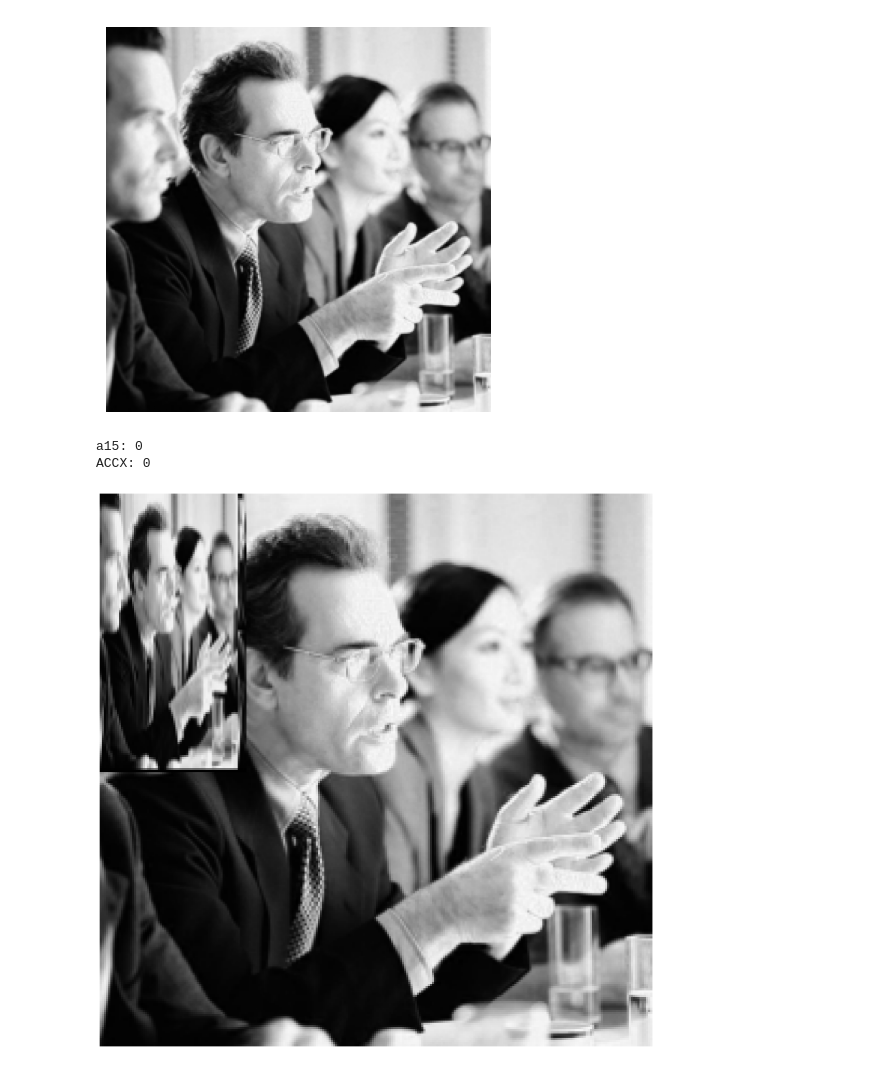
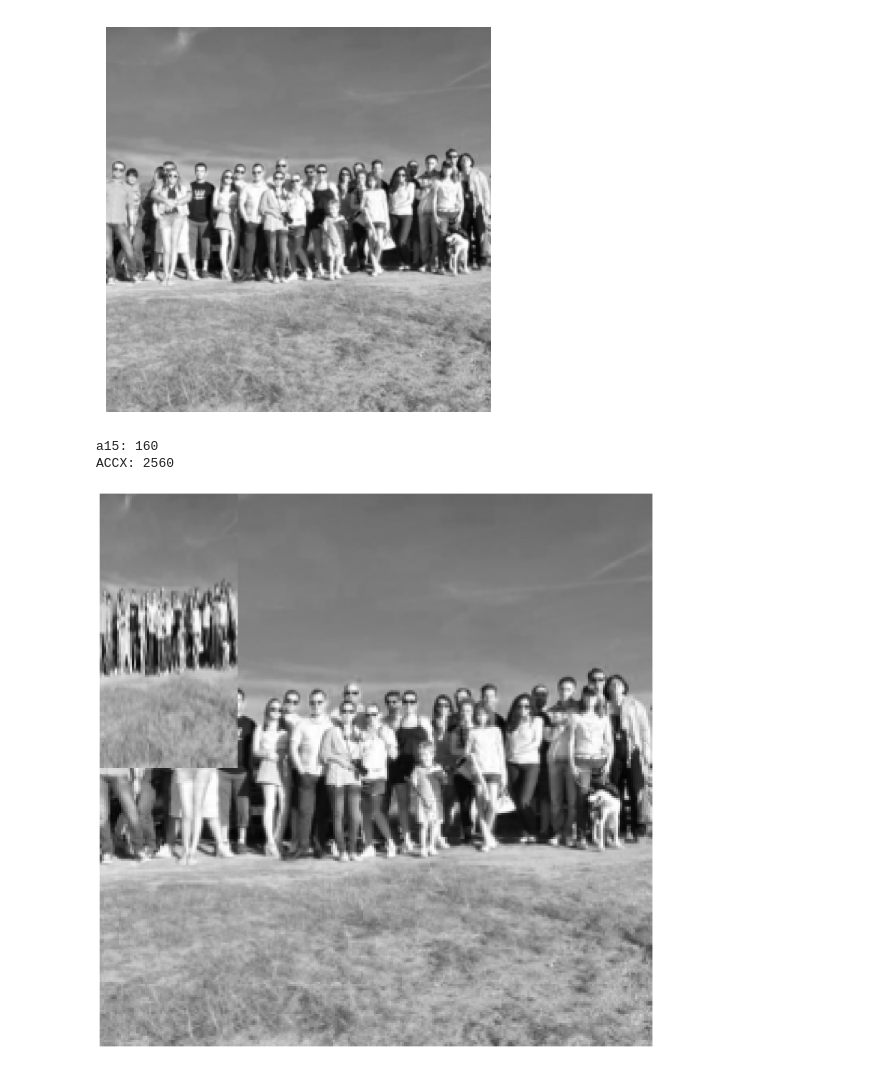
Before and after one commit to limitz/esp32s3_emu, a Jupyter notebook: Development.ipynb, the cells around one changed output. Saved outputs shown, nothing was run; the diff lists cells and outputs as text; code cells hidden in the pictures.

```diff
--- a/Development.ipynb
+++ b/Development.ipynb
@@ -2499,7 +2499,7 @@ core.extend(ESP32S3ExtensionOption())
 # a11 = load memory offset of matrix
 
 files = glob.glob("/home/wipkat/data/widerface/train/images/1*/*.jpg", recursive=True)
-image = torchvision.io.read_image(files[123])
+image = torchvision.io.read_image(files[13])
 image = TF.center_crop(TF.resize(image, 256), 256)[0]
 inline.plot(image, width=5)
 
@@ -2522,10 +2522,10 @@ xor a12, a12, a12
 xor a14, a14, a14
 
 movi a13, {image_width}
-movi a9, {image_width}
+movi a9, {image_width-2}
 
 process_col:
-    movi a8, {image_height}
+    movi a8, {image_height-4}
     or a12, a4, a4
     or a14, a10, a10
     ee.vld.128.xp q4, a12, a13
@@ -2571,34 +2571,34 @@ accum_block:
     addi a8, a8, -2
     bgez a8, accum_block
 end_accum_block:
 
     addi a10, a10, 4
     addi a4, a4, 16
     addi a9, a9, -16
     bgez a9, process_col
 end_process_col:
 
 !dumps a15
 !dumps ACCX
 """
 
 
 debug = False
 core.add_code(code)
 while True:
     if debug:
         core.step()
         continue
     else:
         try: core.step()
         except Exception as e:
             image = torch.tensor(core.memory[:256*256], dtype=torch.uint8)
             image = image.reshape(1,256,256)
             inline.plot(image)
             print(e)
             break
 # %% [output]
-[figure, old version]
+[figure, new version]
-a15: 0
-ACCX: 0
+a15: 160
+ACCX: 2560
-[figure, old version]
+[figure, new version]
```
